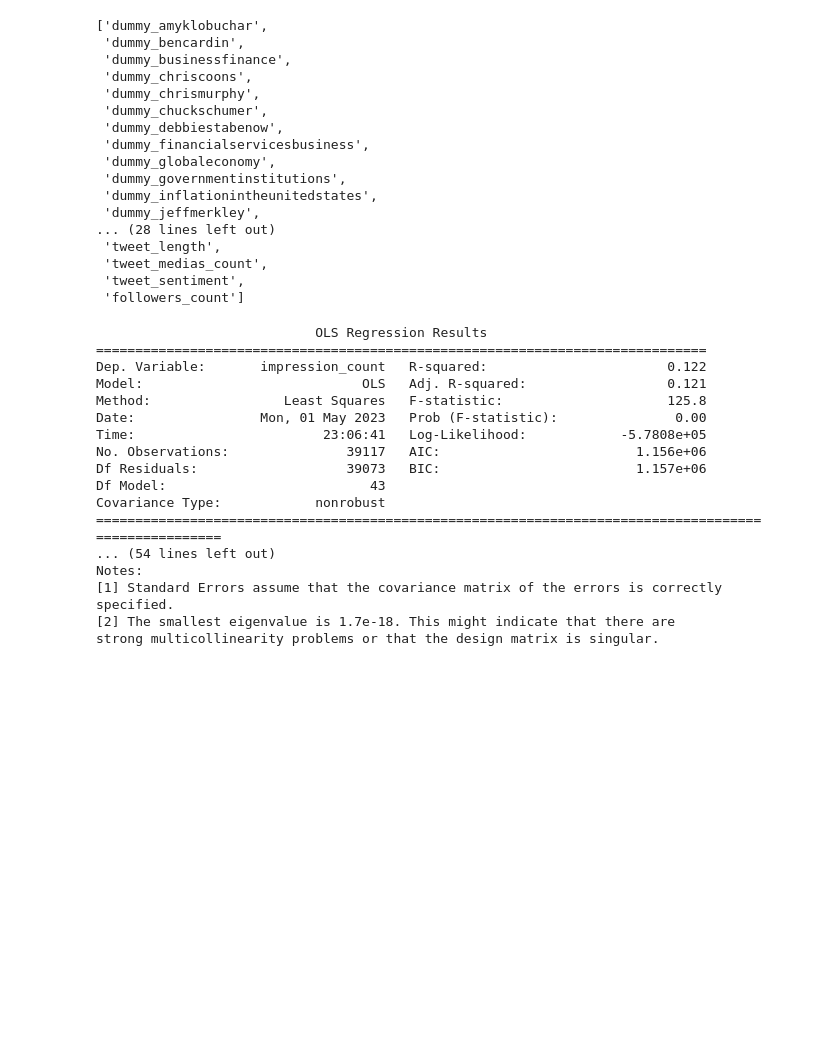
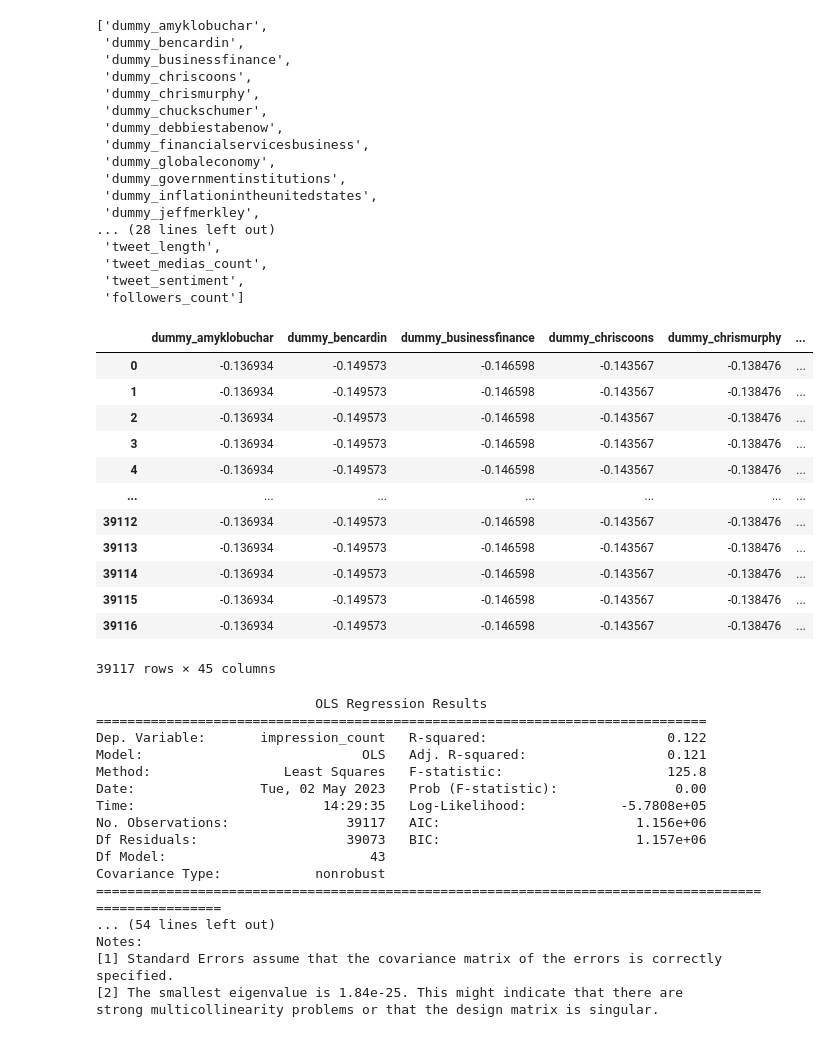
Before and after one commit to abiola123/TwitterAnalysis, a Jupyter notebook: notebooks/04_ml.ipynb, the cells around one changed output. Saved outputs shown, nothing was run; the diff lists cells and outputs as text; code cells hidden in the pictures; blank space fills up the shorter version.

```diff
--- a/notebooks/04_ml.ipynb
+++ b/notebooks/04_ml.ipynb
@@ -335,6 +367,28 @@ regressor_columns
  'tweet_medias_count',
  'tweet_sentiment',
  'followers_count']
+# %%
+# normalize the data (remove mean and divide by standard deviation) except the dummy variables
+
+# extract all columns except dummy variables
+
+regression_df_pd[regressor_columns] = regression_df_pd[regressor_columns].apply(lambda x: (x - x.mean()) / x.std())
+# %%
+regression_df_pd
+# %% [output]
+|  | dummy_amyklobuchar | dummy_bencardin | dummy_businessfinance | dummy_chriscoons | dummy_chrismurphy | ... |
+| 0 | -0.136934 | -0.149573 | -0.146598 | -0.143567 | -0.138476 | ... |
+| 1 | -0.136934 | -0.149573 | -0.146598 | -0.143567 | -0.138476 | ... |
+| 2 | -0.136934 | -0.149573 | -0.146598 | -0.143567 | -0.138476 | ... |
+| 3 | -0.136934 | -0.149573 | -0.146598 | -0.143567 | -0.138476 | ... |
+| 4 | -0.136934 | -0.149573 | -0.146598 | -0.143567 | -0.138476 | ... |
+| ... | ... | ... | ... | ... | ... | ... |
+| 39112 | -0.136934 | -0.149573 | -0.146598 | -0.143567 | -0.138476 | ... |
+| 39113 | -0.136934 | -0.149573 | -0.146598 | -0.143567 | -0.138476 | ... |
+| 39114 | -0.136934 | -0.149573 | -0.146598 | -0.143567 | -0.138476 | ... |
+| 39115 | -0.136934 | -0.149573 | -0.146598 | -0.143567 | -0.138476 | ... |
+| 39116 | -0.136934 | -0.149573 | -0.146598 | -0.143567 | -0.138476 | ... |
+39117 rows × 45 columns
 # %%
 # ols regression follower count on the other variables
 import statsmodels.formula.api as smf
@@ -347,8 +401,8 @@ print(res.summary())
 Dep. Variable:       impression_count   R-squared:                       0.122
 Model:                            OLS   Adj. R-squared:                  0.121
 Method:                 Least Squares   F-statistic:                     125.8
-Date:                Mon, 01 May 2023   Prob (F-statistic):               0.00
-Time:                        23:06:41   Log-Likelihood:            -5.7808e+05
+Date:                Tue, 02 May 2023   Prob (F-statistic):               0.00
+Time:                        14:29:35   Log-Likelihood:            -5.7808e+05
 No. Observations:               39117   AIC:                         1.156e+06
 Df Residuals:                   39073   BIC:                         1.157e+06
 Df Model:                          43
@@ -357,5 +411,5 @@ Covariance Type:            nonrobust
 ... (54 lines left out)
 Notes:
 [1] Standard Errors assume that the covariance matrix of the errors is correctly specified.
-[2] The smallest eigenvalue is 1.7e-18. This might indicate that there are
+[2] The smallest eigenvalue is 1.84e-25. This might indicate that there are
 strong multicollinearity problems or that the design matrix is singular.
```
Also changed, not shown: parts of 7 cells of this notebook.
